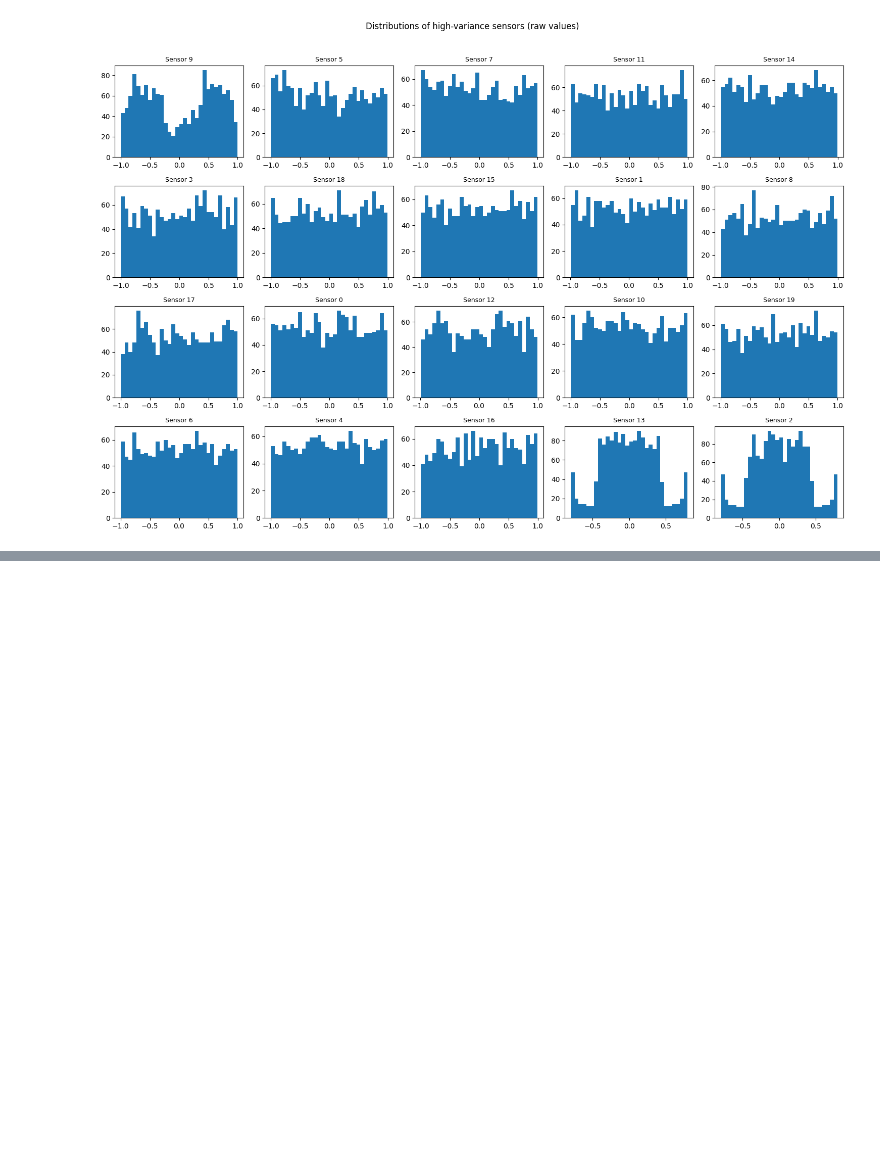
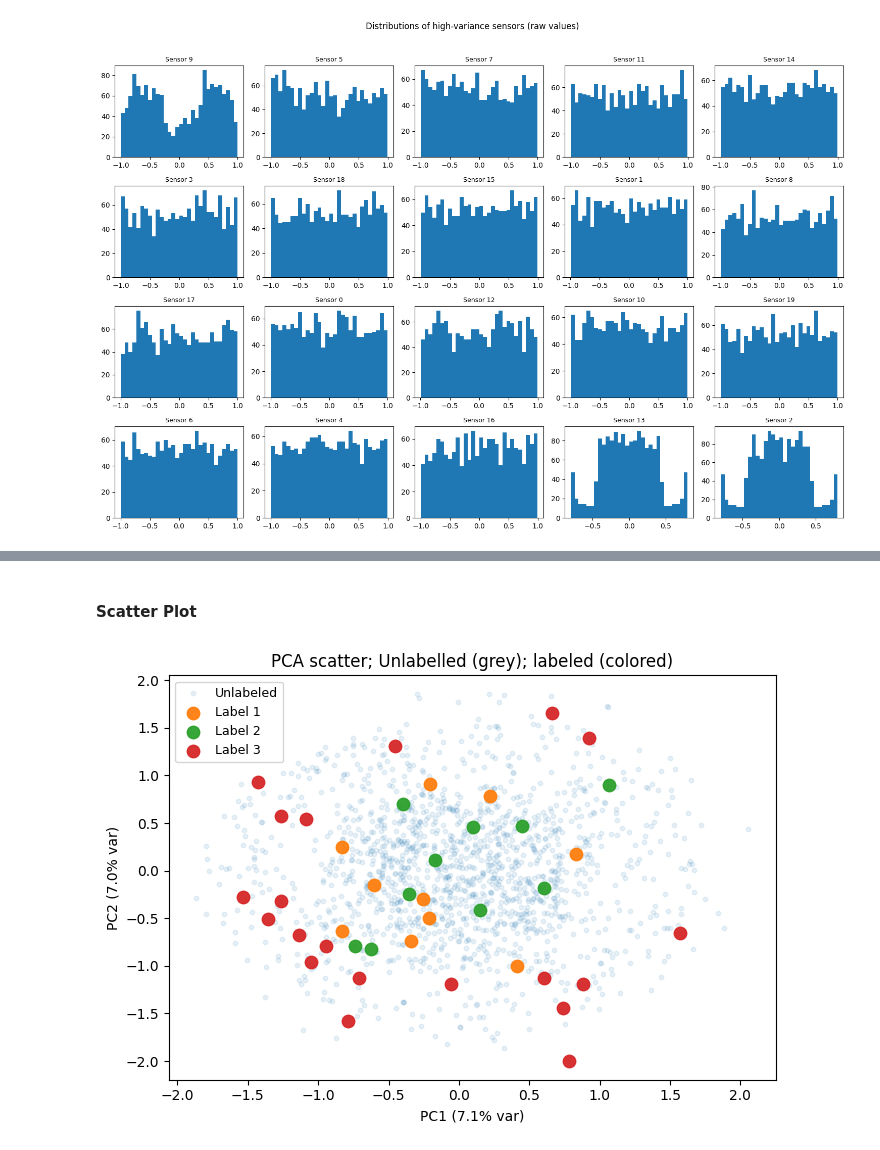
Before and after one commit to UsamaI000/ml6-challenge, a Jupyter notebook: notebooks/EDA.ipynb, the cells around one changed output, grey strips where cells are left out. Saved outputs shown, nothing was run; the diff lists cells and outputs as text; code cells hidden in the pictures; blank space fills up the shorter version.

```diff
--- a/notebooks/EDA.ipynb
+++ b/notebooks/EDA.ipynb
@@ -207,0 +278,32 @@ plt.show()
+# %% [markdown]
+#### Scatter Plot
+# %%
+# Ensure this exists
+labeled_mask = df[LABEL_COL].notna()
+
+# PCA 2D
+pca2 = PCA(n_components=2, random_state=RANDOM_SEED)
+X2 = pca2.fit_transform(Xp)
+
+# Plot
+plt.figure(figsize=(7, 5))
+
+# 1) All points (background)
+plt.scatter(X2[:, 0], X2[:, 1], s=10, alpha=0.10, label="Unlabeled")
+
+# 2) Overlay labeled points colored by original label
+y_lab = df.loc[labeled_mask, LABEL_COL].astype(int).values
+X2_lab = X2[labeled_mask.values]
+
+for lab in sorted(np.unique(y_lab)):
+    idx = (y_lab == lab)
+    plt.scatter(X2_lab[idx, 0], X2_lab[idx, 1], s=80, alpha=0.95, label=f"Label {lab}")
+
+plt.title("PCA scatter; Unlabelled (grey); labeled (colored)")
+plt.xlabel(f"PC1 ({pca2.explained_variance_ratio_[0]*100:.1f}% var)")
+plt.ylabel(f"PC2 ({pca2.explained_variance_ratio_[1]*100:.1f}% var)")
+plt.legend(fontsize=9)
+plt.tight_layout()
+plt.show()
+# %% [output]
+[figure, added]
```
Also changed, not shown: parts of 7 cells of this notebook.
